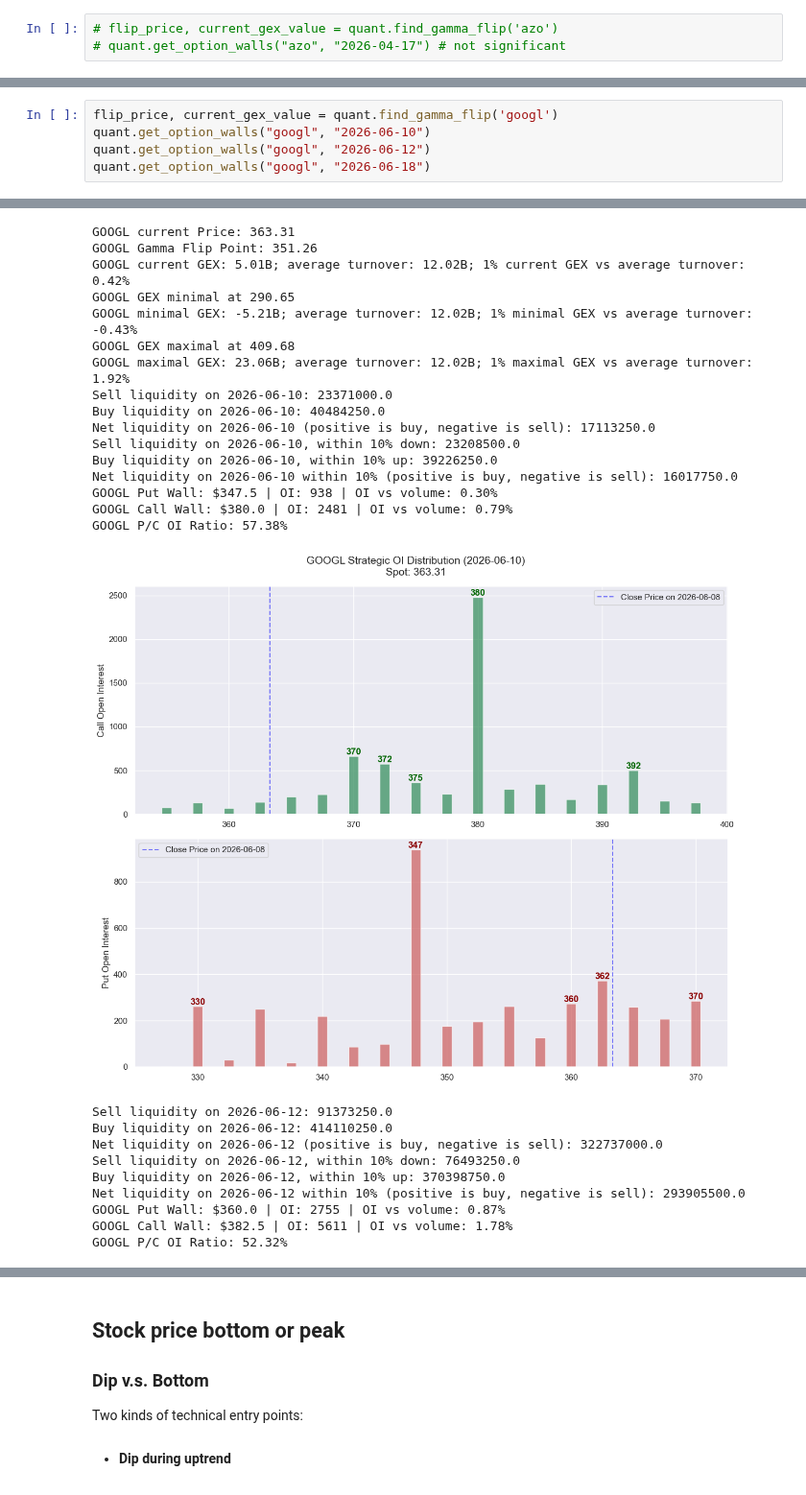
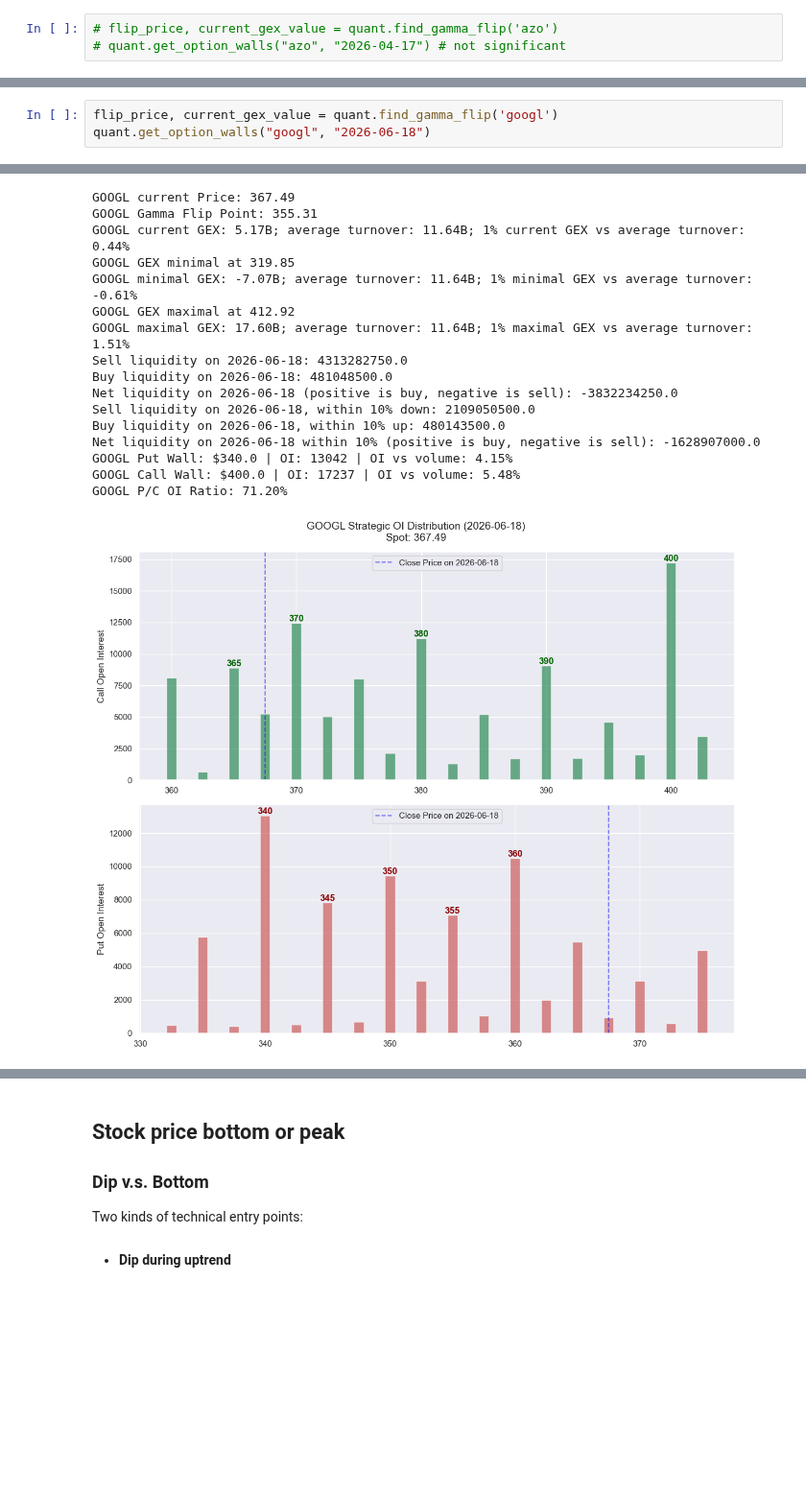
Before and after one commit to Yuchen-Peng/trading_strategy, a Jupyter notebook: notebooks/Quantitative_model.ipynb, the cells around one changed output, grey strips where cells are left out. Shown at 96% size. Saved outputs shown, nothing was run; the diff lists cells and outputs as text; blank space fills up the shorter version.

```diff
--- a/notebooks/Quantitative_model.ipynb
+++ b/notebooks/Quantitative_model.ipynb
@@ -346,6 +225,4 @@ GLD P/C OI Ratio: 62.48%
 # %%
 flip_price, current_gex_value = quant.find_gamma_flip('googl')
-quant.get_option_walls("googl", "2026-06-10")
-quant.get_option_walls("googl", "2026-06-12")
 quant.get_option_walls("googl", "2026-06-18")
 # %% [output]
@@ -353,26 +230,17 @@ quant.get_option_walls("googl", "2026-06-18")
-GOOGL current Price: 363.31
-GOOGL Gamma Flip Point: 351.26
-GOOGL current GEX: 5.01B; average turnover: 12.02B; 1% current GEX vs average turnover: 0.42%
-GOOGL GEX minimal at 290.65
-GOOGL minimal GEX: -5.21B; average turnover: 12.02B; 1% minimal GEX vs average turnover: -0.43%
-GOOGL GEX maximal at 409.68
-GOOGL maximal GEX: 23.06B; average turnover: 12.02B; 1% maximal GEX vs average turnover: 1.92%
-Sell liquidity on 2026-06-10: 23371000.0
-Buy liquidity on 2026-06-10: 40484250.0
-Net liquidity on 2026-06-10 (positive is buy, negative is sell): 17113250.0
-Sell liquidity on 2026-06-10, within 10% down: 23208500.0
-Buy liquidity on 2026-06-10, within 10% up: 39226250.0
-Net liquidity on 2026-06-10 within 10% (positive is buy, negative is sell): 16017750.0
-GOOGL Put Wall: $347.5 | OI: 938 | OI vs volume: 0.30%
-GOOGL Call Wall: $380.0 | OI: 2481 | OI vs volume: 0.79%
-GOOGL P/C OI Ratio: 57.38%
+GOOGL current Price: 367.49
+GOOGL Gamma Flip Point: 355.31
+GOOGL current GEX: 5.17B; average turnover: 11.64B; 1% current GEX vs average turnover: 0.44%
+GOOGL GEX minimal at 319.85
+GOOGL minimal GEX: -7.07B; average turnover: 11.64B; 1% minimal GEX vs average turnover: -0.61%
+GOOGL GEX maximal at 412.92
+GOOGL maximal GEX: 17.60B; average turnover: 11.64B; 1% maximal GEX vs average turnover: 1.51%
+Sell liquidity on 2026-06-18: 4313282750.0
+Buy liquidity on 2026-06-18: 481048500.0
+Net liquidity on 2026-06-18 (positive is buy, negative is sell): -3832234250.0
+Sell liquidity on 2026-06-18, within 10% down: 2109050500.0
+Buy liquidity on 2026-06-18, within 10% up: 480143500.0
+Net liquidity on 2026-06-18 within 10% (positive is buy, negative is sell): -1628907000.0
+GOOGL Put Wall: $340.0 | OI: 13042 | OI vs volume: 4.15%
+GOOGL Call Wall: $400.0 | OI: 17237 | OI vs volume: 5.48%
+GOOGL P/C OI Ratio: 71.20%
-[figure, old version]
+[figure, new version]
-Sell liquidity on 2026-06-12: 91373250.0
-Buy liquidity on 2026-06-12: 414110250.0
-Net liquidity on 2026-06-12 (positive is buy, negative is sell): 322737000.0
-Sell liquidity on 2026-06-12, within 10% down: 76493250.0
-Buy liquidity on 2026-06-12, within 10% up: 370398750.0
-Net liquidity on 2026-06-12 within 10% (positive is buy, negative is sell): 293905500.0
-GOOGL Put Wall: $360.0 | OI: 2755 | OI vs volume: 0.87%
-GOOGL Call Wall: $382.5 | OI: 5611 | OI vs volume: 1.78%
-GOOGL P/C OI Ratio: 52.32%
```
Also changed, not shown: parts of 12 cells of this notebook, 2 other files.
